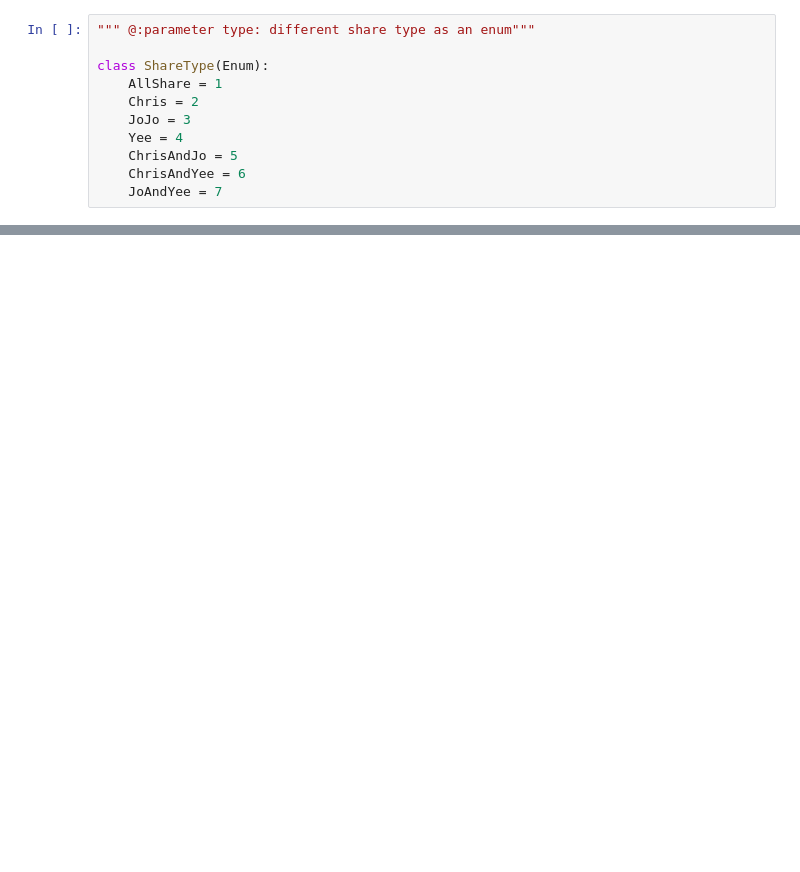
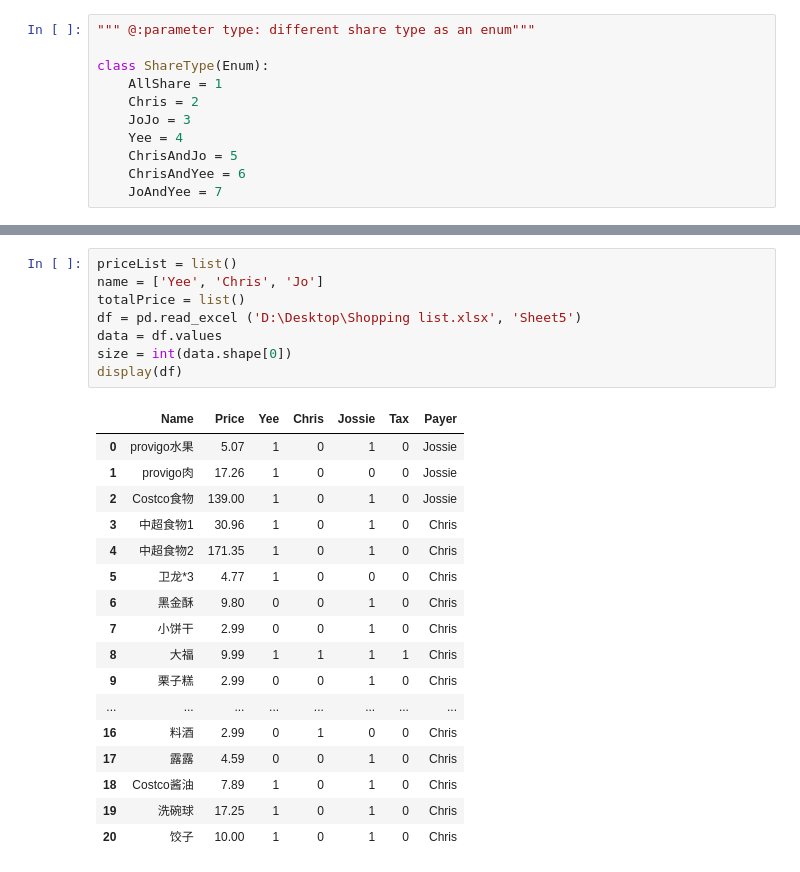
Before and after one commit to Grindewald1900/FunnyProjects, a Jupyter notebook: Python/Shopping-list.ipynb, the cells around one changed output, grey strips where cells are left out. Cells and saved outputs as stored; diff of their text form; blank space fills up the shorter version.

```diff
--- a/Python/Shopping-list.ipynb
+++ b/Python/Shopping-list.ipynb
@@ -41,0 +115,26 @@ def showPersonList(index):
+# %%
+priceList = list()
+name = ['Yee', 'Chris', 'Jo']
+totalPrice = list()
+df = pd.read_excel ('D:\Desktop\Shopping list.xlsx', 'Sheet5')
+data = df.values
+size = int(data.shape[0])
+display(df)
+# %% [output]
+|  | Name | Price | Yee | Chris | Jossie | Tax | Payer |
+| 0 | provigo水果 | 5.07 | 1 | 0 | 1 | 0 | Jossie |
+| 1 | provigo肉 | 17.26 | 1 | 0 | 0 | 0 | Jossie |
+| 2 | Costco食物 | 139.00 | 1 | 0 | 1 | 0 | Jossie |
+| 3 | 中超食物1 | 30.96 | 1 | 0 | 1 | 0 | Chris |
+| 4 | 中超食物2 | 171.35 | 1 | 0 | 1 | 0 | Chris |
+| 5 | 卫龙*3 | 4.77 | 1 | 0 | 0 | 0 | Chris |
+| 6 | 黑金酥 | 9.80 | 0 | 0 | 1 | 0 | Chris |
+| 7 | 小饼干 | 2.99 | 0 | 0 | 1 | 0 | Chris |
+| 8 | 大福 | 9.99 | 1 | 1 | 1 | 1 | Chris |
+| 9 | 栗子糕 | 2.99 | 0 | 0 | 1 | 0 | Chris |
+| ... | ... | ... | ... | ... | ... | ... | ... |
+| 16 | 料酒 | 2.99 | 0 | 1 | 0 | 0 | Chris |
+| 17 | 露露 | 4.59 | 0 | 0 | 1 | 0 | Chris |
+| 18 | Costco酱油 | 7.89 | 1 | 0 | 1 | 0 | Chris |
+| 19 | 洗碗球 | 17.25 | 1 | 0 | 1 | 0 | Chris |
+| 20 | 饺子 | 10.00 | 1 | 0 | 1 | 0 | Chris |
```
Also changed, not shown: parts of 8 cells of this notebook.
